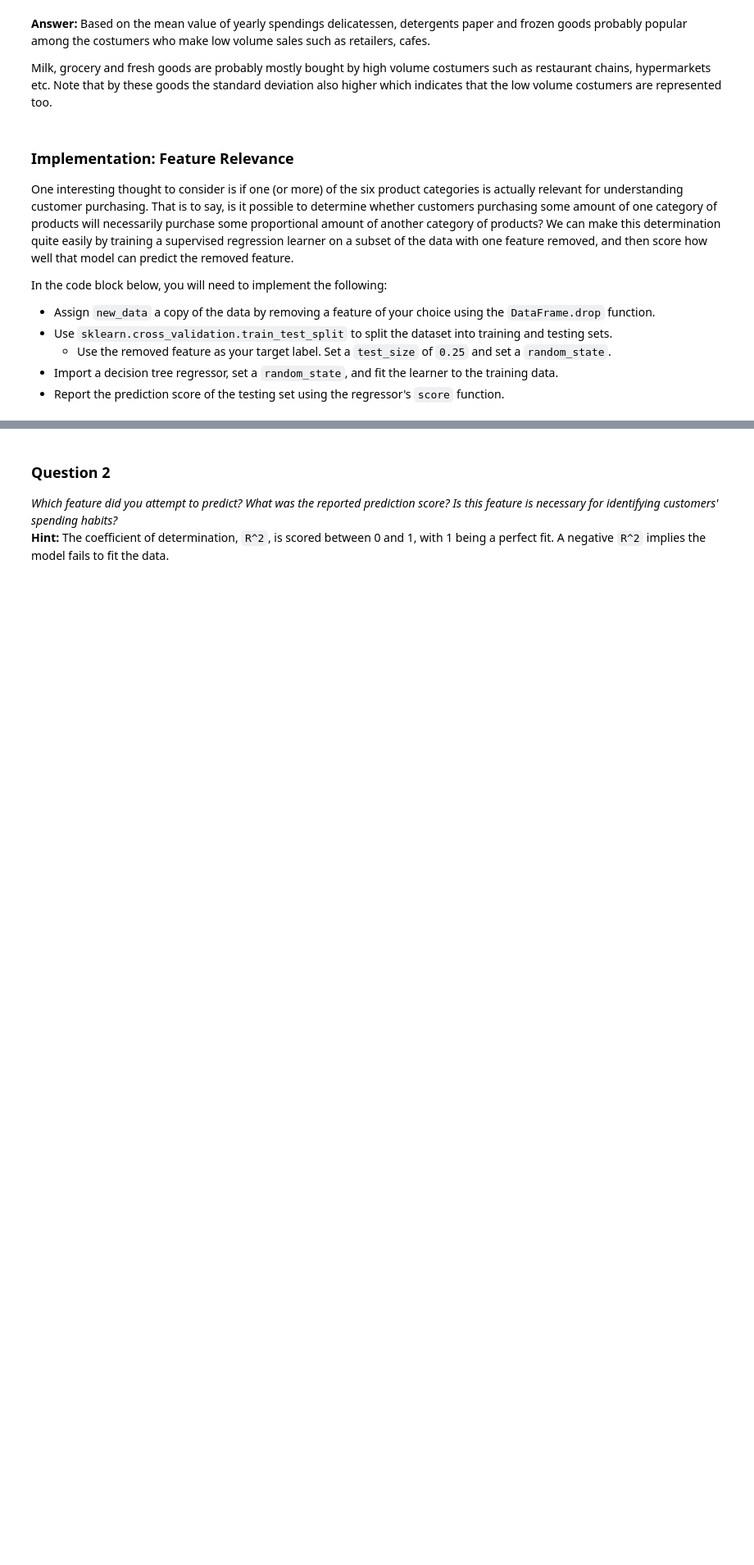
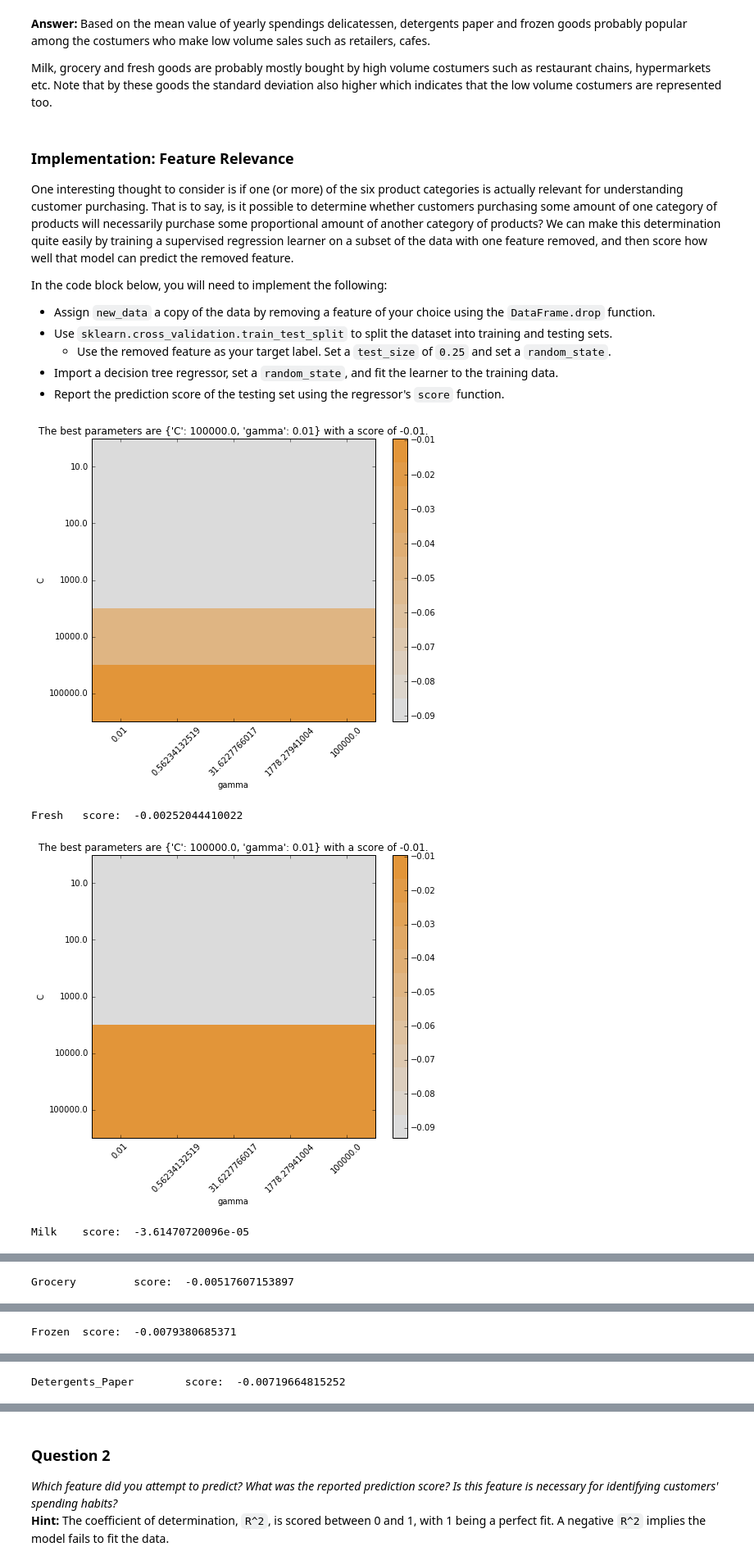
Before and after one commit to viligabi/udacity_costumer_segments, a Jupyter notebook: customer_segments.ipynb, the cells around one changed output, grey strips where cells are left out. Shown at 82% size. Saved outputs shown, nothing was run; the diff lists cells and outputs as text; code cells hidden in the pictures; blank space fills up the shorter version.

```diff
--- a/customer_segments.ipynb
+++ b/customer_segments.ipynb
@@ -111,15 +111,58 @@ In the code block below, you will need to implement the following:
    - Use the removed feature as your target label. Set a `test_size` of `0.25` and set a `random_state`.
  - Import a decision tree regressor, set a `random_state`, and fit the learner to the training data.
  - Report the prediction score of the testing set using the regressor's `score` function.
-# %%
-# TODO: Make a copy of the DataFrame, using the 'drop' function to drop the given feature
-new_data = None
-
-# TODO: Split the data into training and testing sets using the given feature as the target
-X_train, X_test, y_train, y_test = (None, None, None, None)
-
-# TODO: Create a decision tree regressor and fit it to the training set
-regressor = None
-
-# TODO: Report the score of the prediction using the testing set
-score = None
+# %%
+def visual_gridsearch(model, X, y):
+    from matplotlib import colors
+    from matplotlib.colors import ListedColormap
+    import matplotlib.pyplot as plt
+
+    ddl_heat = ['#DBDBDB','#DCD5CC','#DCCEBE','#DDC8AF','#DEC2A0','#DEBB91',
+                '#DFB583','#DFAE74','#E0A865','#E1A256','#E19B48','#E29539']
+    ddlheatmap = colors.ListedColormap(ddl_heat)
+    C_range = np.logspace(1, 5, num=5)
+    gamma_range = np.logspace(-2, 5, num=5)
+    param_grid = dict(gamma=gamma_range, C=C_range)
+    grid = grid_search.GridSearchCV(model, param_grid=param_grid)
+    grid.fit(X, y)
+
+    scores = [x[1] for x in grid.grid_scores_]
+    scores = np.array(scores).reshape(len(C_range), len(gamma_range))
+
+    plt.figure(figsize=(8, 6))
+    plt.subplots_adjust(left=.2, right=0.95, bottom=0.15, top=0.95)
+    plt.imshow(scores, interpolation='nearest', cmap=ddlheatmap)
+    plt.xlabel('gamma')
+    plt.ylabel('C')
+    plt.colorbar()
+    plt.xticks(np.arange(len(gamma_range)), gamma_range, rotation=45)
+    plt.yticks(np.arange(len(C_range)), C_range)
+    plt.title(
+        "The best parameters are {} with a score of {:0.2f}.".format(
+        grid.best_params_, grid.best_score_)
+    )
+    plt.show()
+    return grid
+
+
+for col in ["Fresh", "Milk", "Grocery", "Frozen", "Detergents_Paper", "Delicatessen"]:
+    # TODO: Make a copy of the DataFrame, using the 'drop' function to drop the given feature
+    new_data = data.drop(col,axis=1)
+    y = data[col]
+
+    # TODO: Split the data into training and testing sets using the given feature as the target
+    from sklearn.cross_validation import train_test_split
+    X_train, X_test, y_train, y_test = train_test_split(new_data, y, test_size=0.25, random_state=1)
+
+    # TODO: Create a decision tree regressor and fit it to the training set
+    from sklearn import svm, grid_search
+    regressor = visual_gridsearch(svm.SVR(),X_train, y_train)
+
+    # TODO: Report the score of the prediction using the testing set
+    score = regressor.score(X_test,y_test)
+    print col,"\tscore: ", score
+# %% [output]
+[figure, added]
+Fresh   score:  -0.00252044410022
+[figure, added]
+Milk    score:  -3.61470720096e-05
@@ -125,0 +170 @@ score = None
+Grocery         score:  -0.00517607153897
@@ -125,0 +172 @@ score = None
+Frozen  score:  -0.0079380685371
@@ -125,0 +174 @@ score = None
+Detergents_Paper        score:  -0.00719664815252
```
Also changed, not shown: parts of 6 cells of this notebook, 2 other files.
